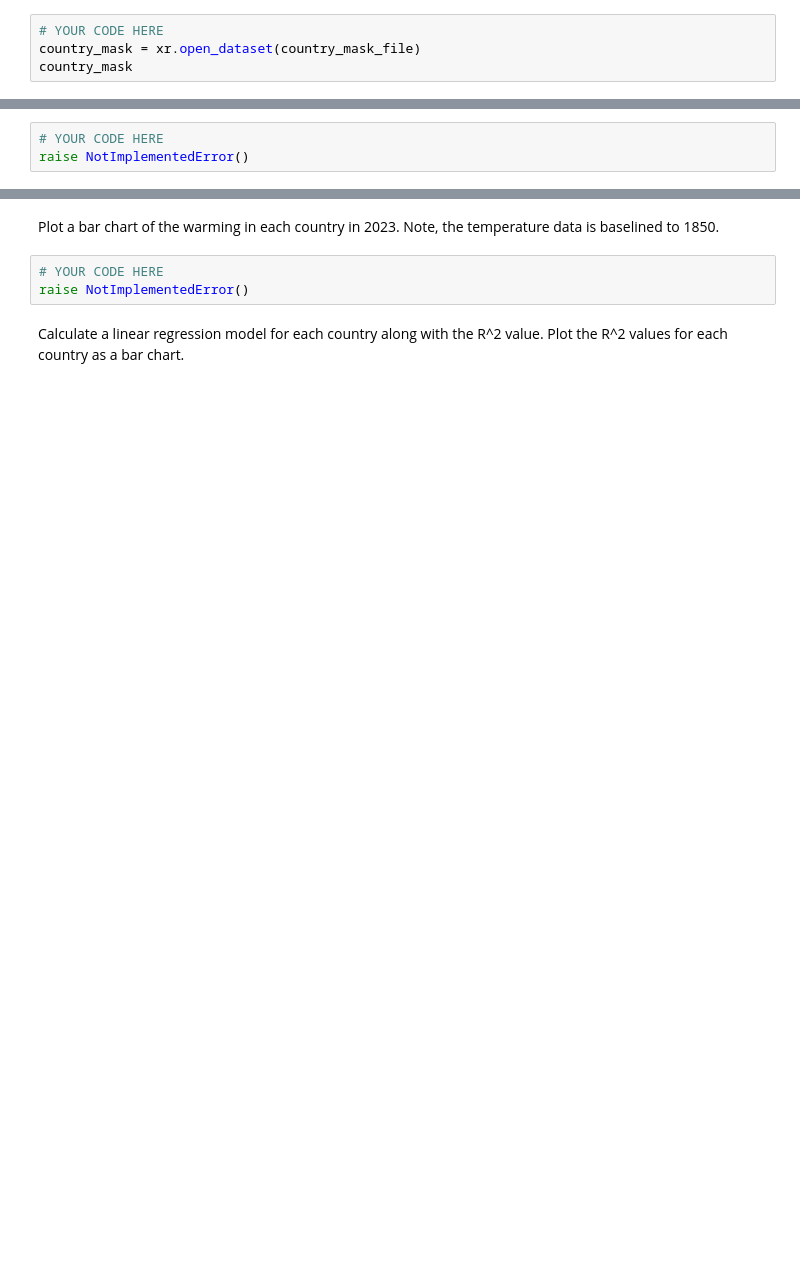
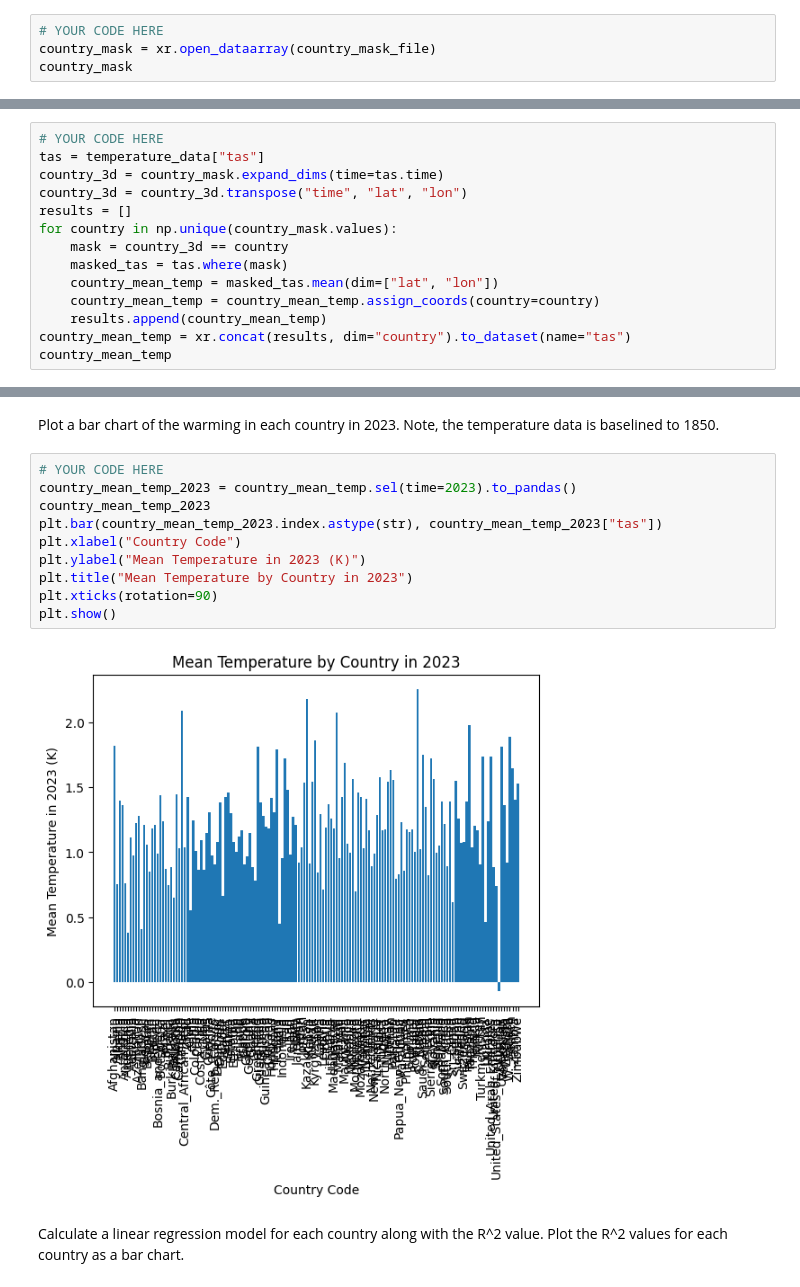
Before and after one commit to TangyKiwi/DSC-200, a Jupyter notebook: Project/Final project.ipynb, the cells around one changed output, grey strips where cells are left out. Saved outputs shown, nothing was run; the diff lists cells and outputs as text; blank space fills up the shorter version.

```diff
--- a/Project/Final project.ipynb
+++ b/Project/Final project.ipynb
@@ -300,6 +300,6 @@ Read in the country mask which is a 2D array of the same size as the temperature
 country_mask_file = input_path+'country_mask.nc'
 # %%
 # YOUR CODE HERE
-country_mask = xr.open_dataset(country_mask_file)
+country_mask = xr.open_dataarray(country_mask_file)
 country_mask
 # %% [output]
@@ -314,4 +312,15 @@ Data variables:
 Average the spatial coordinates into countries so that you end up with a dataset that has dimensionality of the number of countries by the number of time points.
 # %%
 # YOUR CODE HERE
-raise NotImplementedError()
+tas = temperature_data["tas"]
+country_3d = country_mask.expand_dims(time=tas.time)
+country_3d = country_3d.transpose("time", "lat", "lon")
+results = []
+for country in np.unique(country_mask.values):
+    mask = country_3d == country
+    masked_tas = tas.where(mask)
+    country_mean_temp = masked_tas.mean(dim=["lat", "lon"])
+    country_mean_temp = country_mean_temp.assign_coords(country=country)
+    results.append(country_mean_temp)
+country_mean_temp = xr.concat(results, dim="country").to_dataset(name="tas")
+country_mean_temp
@@ -319,7 +337,16 @@ raise NotImplementedError()
 Plot a bar chart of the warming in each country in 2023. Note, the temperature data is baselined to 1850.
 # %%
 # YOUR CODE HERE
-raise NotImplementedError()
+country_mean_temp_2023 = country_mean_temp.sel(time=2023).to_pandas()
+country_mean_temp_2023
+plt.bar(country_mean_temp_2023.index.astype(str), country_mean_temp_2023["tas"])
+plt.xlabel("Country Code")
+plt.ylabel("Mean Temperature in 2023 (K)")
+plt.title("Mean Temperature by Country in 2023")
+plt.xticks(rotation=90)
+plt.show()
+# %% [output]
+[figure, added]
 # %% [markdown]
 Calculate a linear regression model for each country along with the R^2 value. Plot the R^2 values for each country as a bar chart.
 # %%
```
Also changed, not shown: parts of 3 cells of this notebook, 1 other file.
